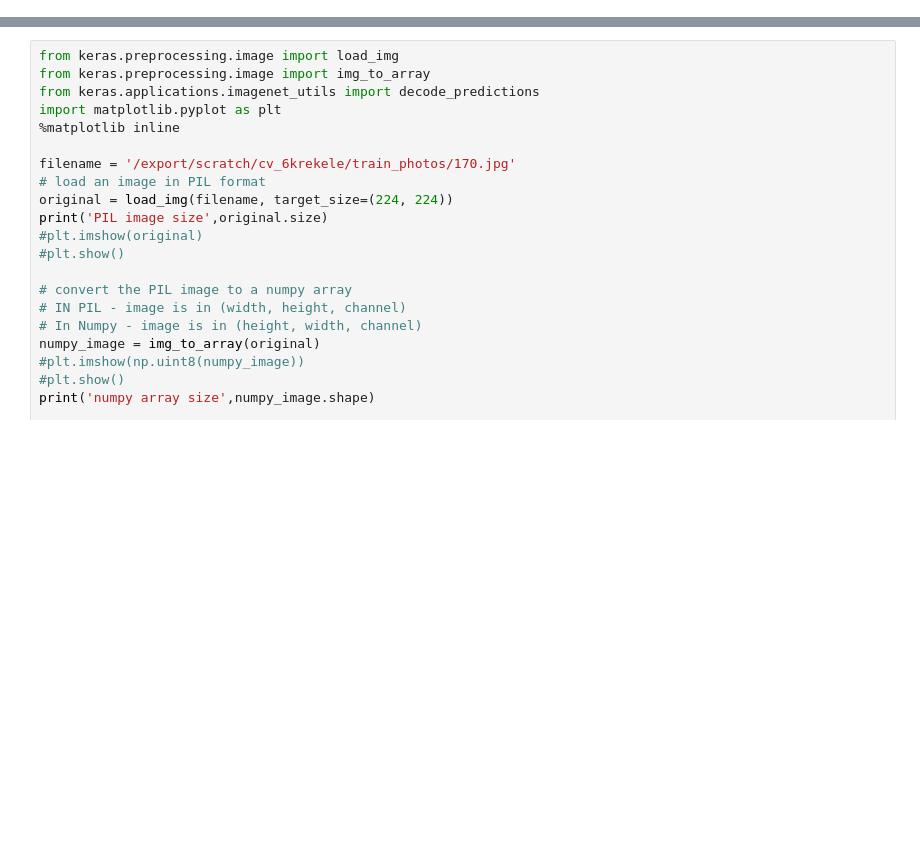
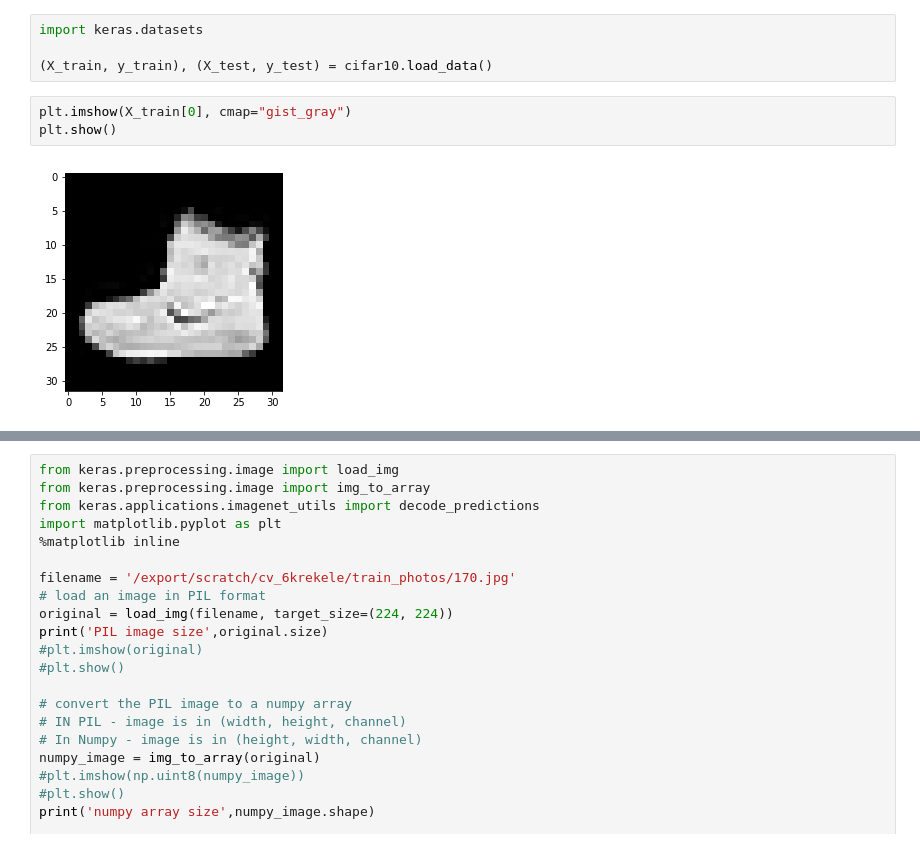
Before and after one commit to franz101/Fashion-MNIST, a Jupyter notebook: 03_PRETRAINED.ipynb, the cells around one changed output, grey strips where cells are left out. Drawn from its saved outputs; the diff is of its cells as text; blank space fills up the shorter version.

```diff
--- a/03_PRETRAINED.ipynb
+++ b/03_PRETRAINED.ipynb
@@ -22,0 +42,9 @@ X_test = normalize(X_test)
+# %%
+import keras.datasets
+
+(X_train, y_train), (X_test, y_test) = cifar10.load_data()
+# %%
+plt.imshow(X_train[0], cmap="gist_gray")
+plt.show()
+# %% [output]
+[figure, added]
```
Also changed, not shown: parts of 10 cells of this notebook, 8 other files.
